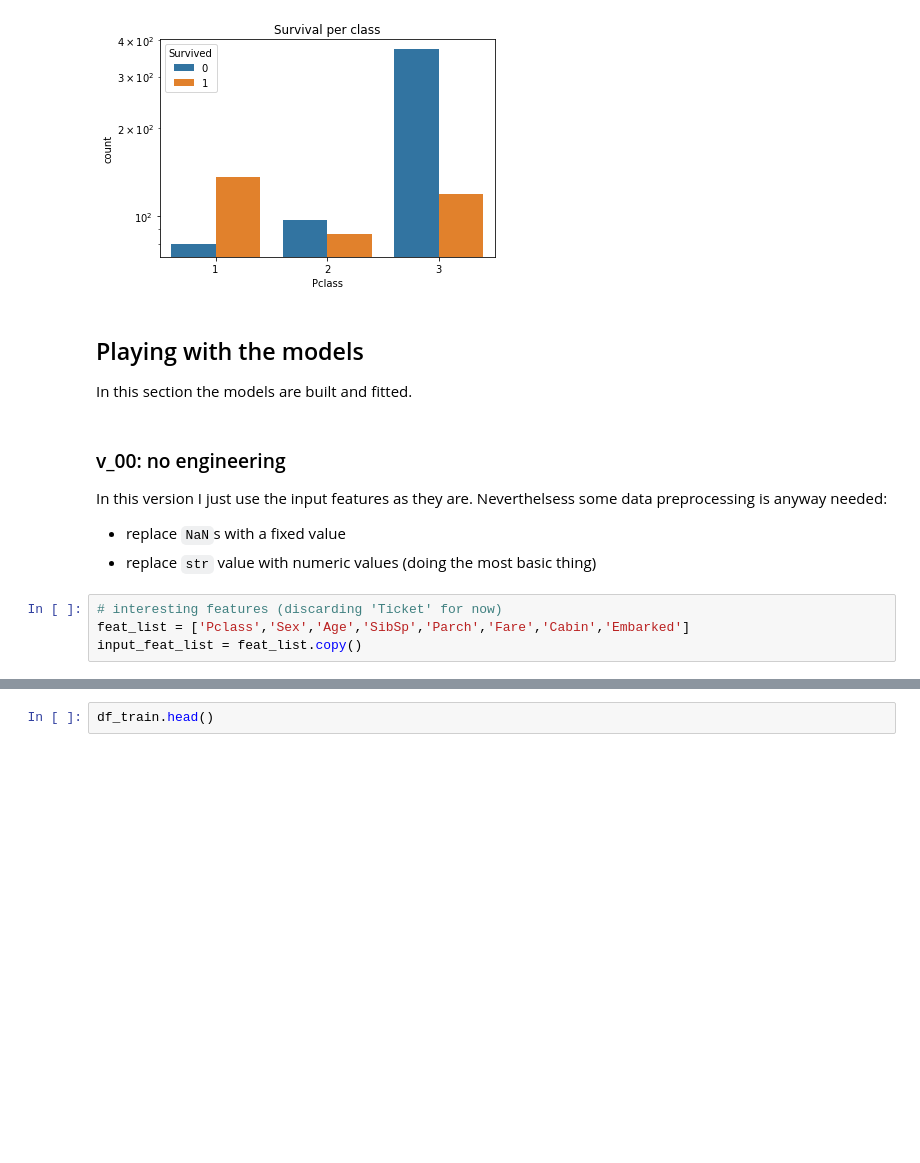
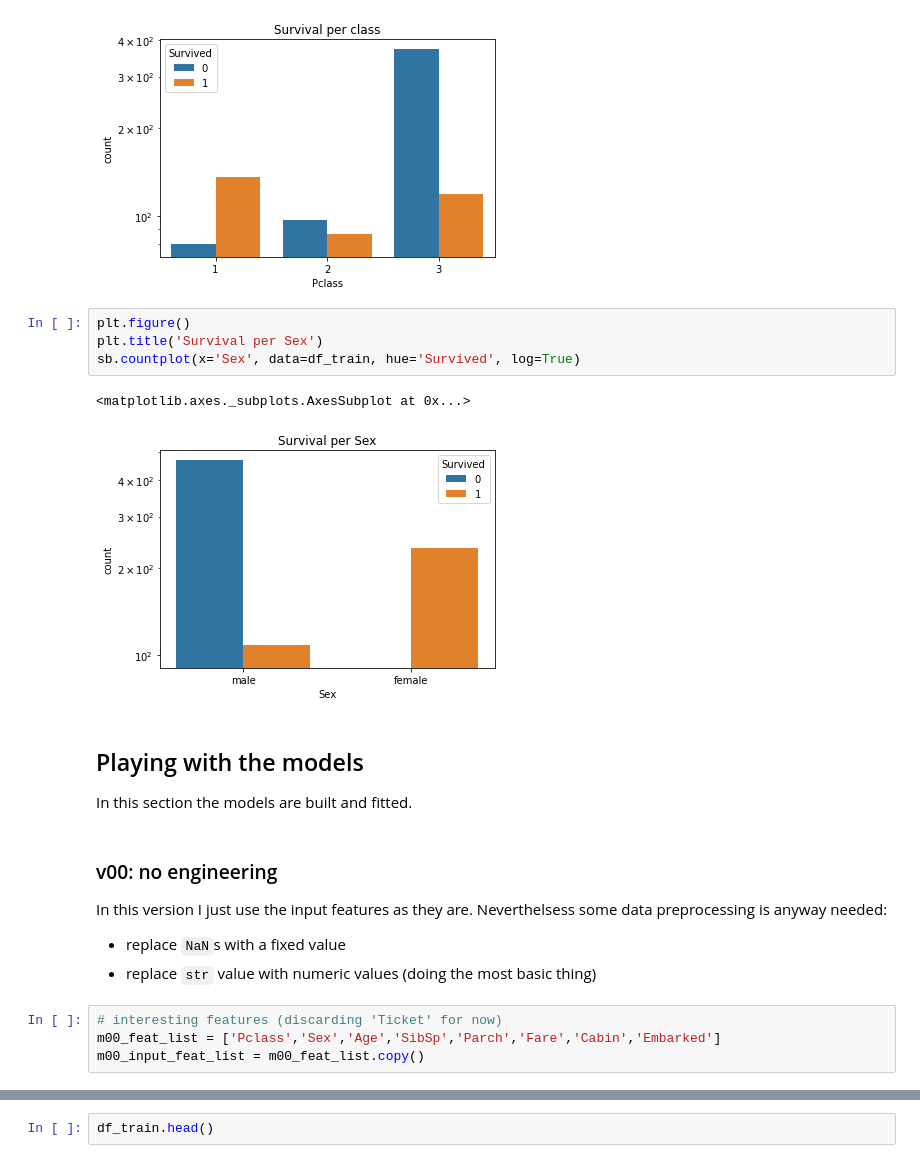
Before and after one commit to francescolosterzo/kaggle-titanic, a Jupyter notebook: Main.ipynb, the cells around one changed output, grey strips where cells are left out. Saved outputs shown, nothing was run; the diff lists cells and outputs as text; blank space fills up the shorter version.

```diff
--- a/Main.ipynb
+++ b/Main.ipynb
@@ -110,17 +110,24 @@ sb.countplot(x='Pclass', data=df_train, hue='Survived', log=True)
 # %% [output]
 <matplotlib.axes._subplots.AxesSubplot at 0x...>
 [figure]
+# %%
+plt.figure()
+plt.title('Survival per Sex')
+sb.countplot(x='Sex', data=df_train, hue='Survived', log=True)
+# %% [output]
+<matplotlib.axes._subplots.AxesSubplot at 0x...>
+[figure, added]
 # %% [markdown]
 ## Playing with the models
 In this section the models are built and fitted.
 # %% [markdown]
-### v_00: no engineering
+### v00: no engineering
 In this version I just use the input features as they are. Neverthelsess some data preprocessing is anyway needed:
 * replace `NaN`s with a fixed value
 * replace `str` value with numeric values (doing the most basic thing)
 # %%
 # interesting features (discarding 'Ticket' for now)
-feat_list = ['Pclass','Sex','Age','SibSp','Parch','Fare','Cabin','Embarked']
-input_feat_list = feat_list.copy()
+m00_feat_list = ['Pclass','Sex','Age','SibSp','Parch','Fare','Cabin','Embarked']
+m00_input_feat_list = m00_feat_list.copy()
 # %%
 # take care of categorical features
```
Also changed, not shown: parts of 18 cells of this notebook.
